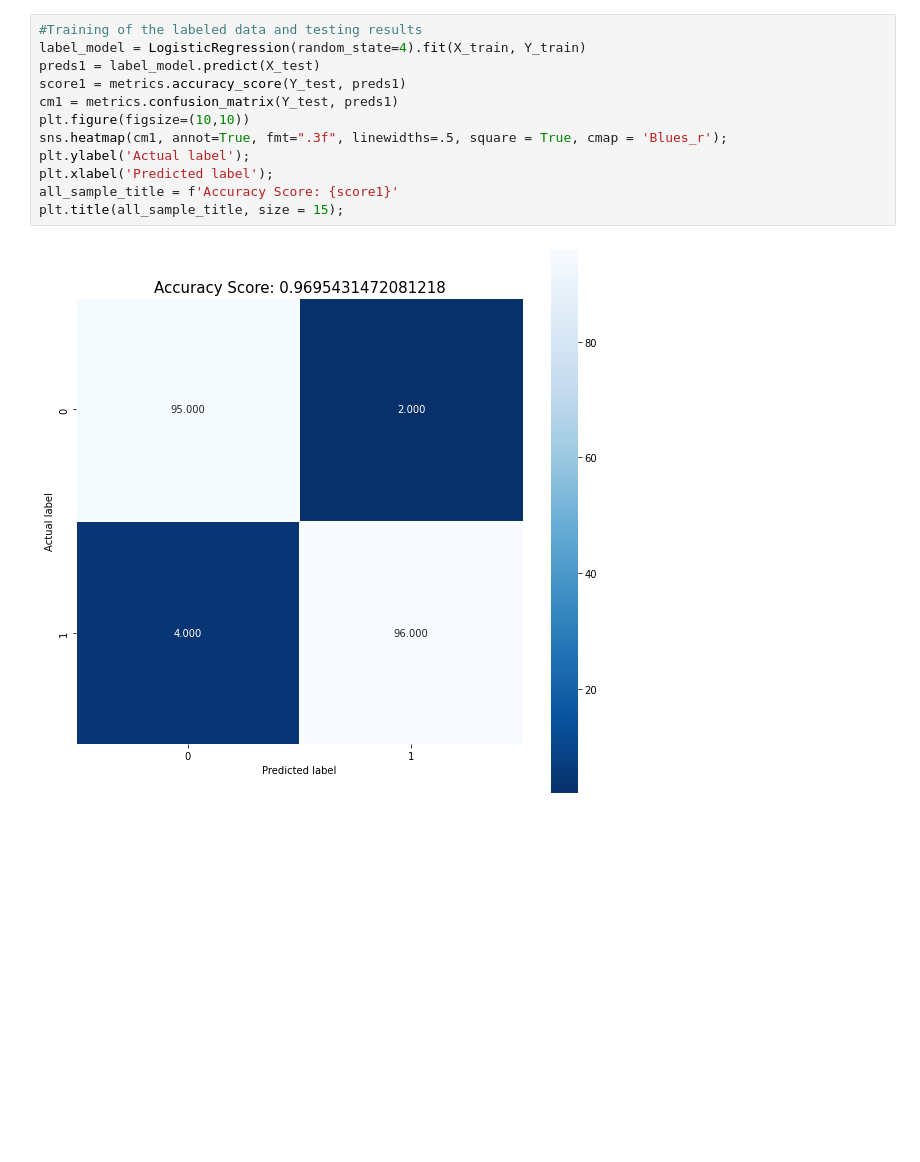
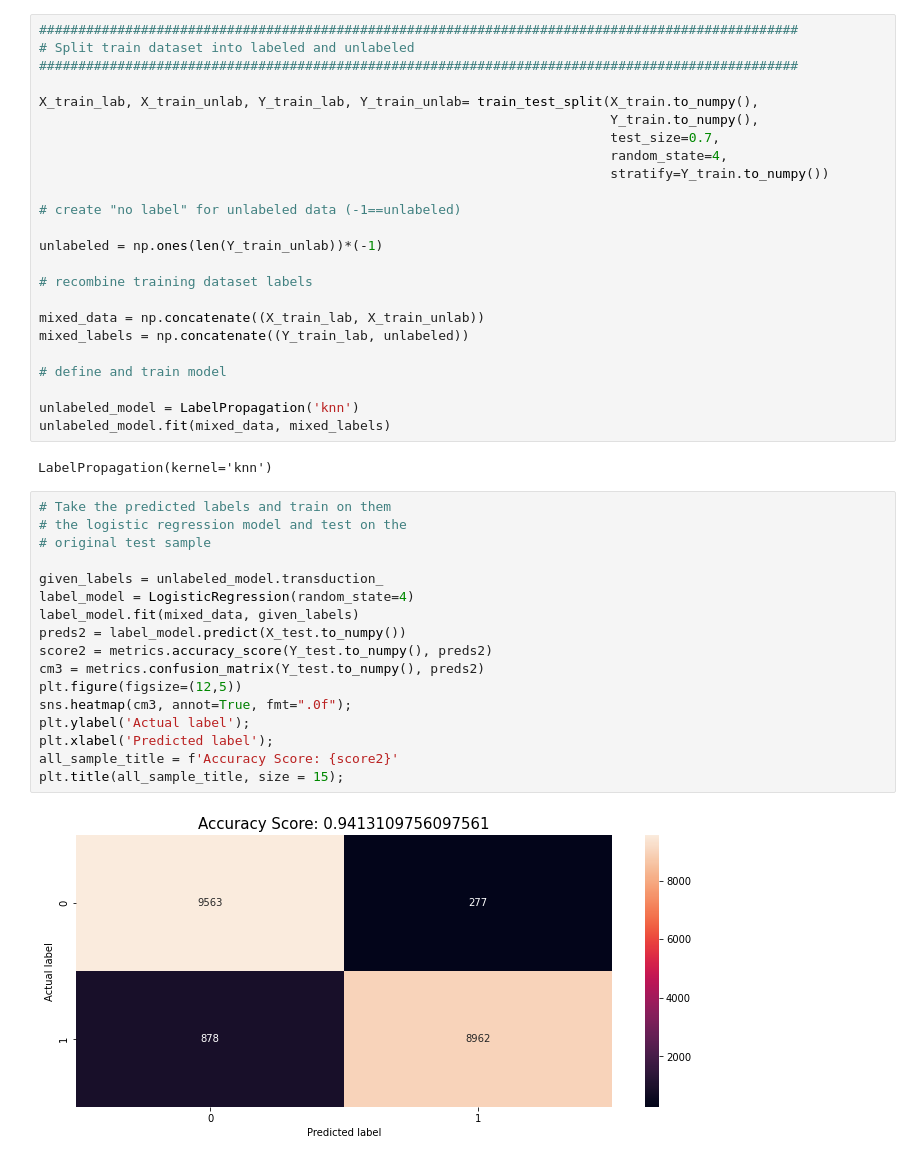
Before and after one commit to PericoLedesma/-RUG_Pattern-recognition_Assignment-2, a Jupyter notebook: Task_2/Assignment2_task2.ipynb, the cells around one changed output. Saved outputs shown, nothing was run; the diff lists cells and outputs as text; blank space fills up the shorter version.

```diff
--- a/Task_2/Assignment2_task2.ipynb
+++ b/Task_2/Assignment2_task2.ipynb
@@ -33,14 +62,45 @@ As we can see the sizes are almost identical.
+# %%
+#################################################################################################
+# Split train dataset into labeled and unlabeled
+#################################################################################################
+
+X_train_lab, X_train_unlab, Y_train_lab, Y_train_unlab= train_test_split(X_train.to_numpy(),
+                                                                         Y_train.to_numpy(),
+                                                                         test_size=0.7,
+                                                                         random_state=4,
+                                                                         stratify=Y_train.to_numpy())
+
+# create "no label" for unlabeled data (-1==unlabeled)
+
+unlabeled = np.ones(len(Y_train_unlab))*(-1)
+
+# recombine training dataset labels
+
+mixed_data = np.concatenate((X_train_lab, X_train_unlab))
+mixed_labels = np.concatenate((Y_train_lab, unlabeled))
+
+# define and train model
+
+unlabeled_model = LabelPropagation('knn')
+unlabeled_model.fit(mixed_data, mixed_labels)
+# %% [output]
+LabelPropagation(kernel='knn')
 # %%
-#Training of the labeled data and testing results
-label_model = LogisticRegression(random_state=4).fit(X_train, Y_train)
-preds1 = label_model.predict(X_test)
-score1 = metrics.accuracy_score(Y_test, preds1)
-cm1 = metrics.confusion_matrix(Y_test, preds1)
-plt.figure(figsize=(10,10))
-sns.heatmap(cm1, annot=True, fmt=".3f", linewidths=.5, square = True, cmap = 'Blues_r');
+# Take the predicted labels and train on them
+# the logistic regression model and test on the
+# original test sample
+
+given_labels = unlabeled_model.transduction_
+label_model = LogisticRegression(random_state=4)
+label_model.fit(mixed_data, given_labels)
+preds2 = label_model.predict(X_test.to_numpy())
+score2 = metrics.accuracy_score(Y_test.to_numpy(), preds2)
+cm3 = metrics.confusion_matrix(Y_test.to_numpy(), preds2)
+plt.figure(figsize=(12,5))
+sns.heatmap(cm3, annot=True, fmt=".0f");
 plt.ylabel('Actual label');
 plt.xlabel('Predicted label');
-all_sample_title = f'Accuracy Score: {score1}'
+all_sample_title = f'Accuracy Score: {score2}'
 plt.title(all_sample_title, size = 15);
 # %% [output]
-[figure, old version]
+[figure, new version]
```
Also changed, not shown: parts of 5 cells of this notebook.
